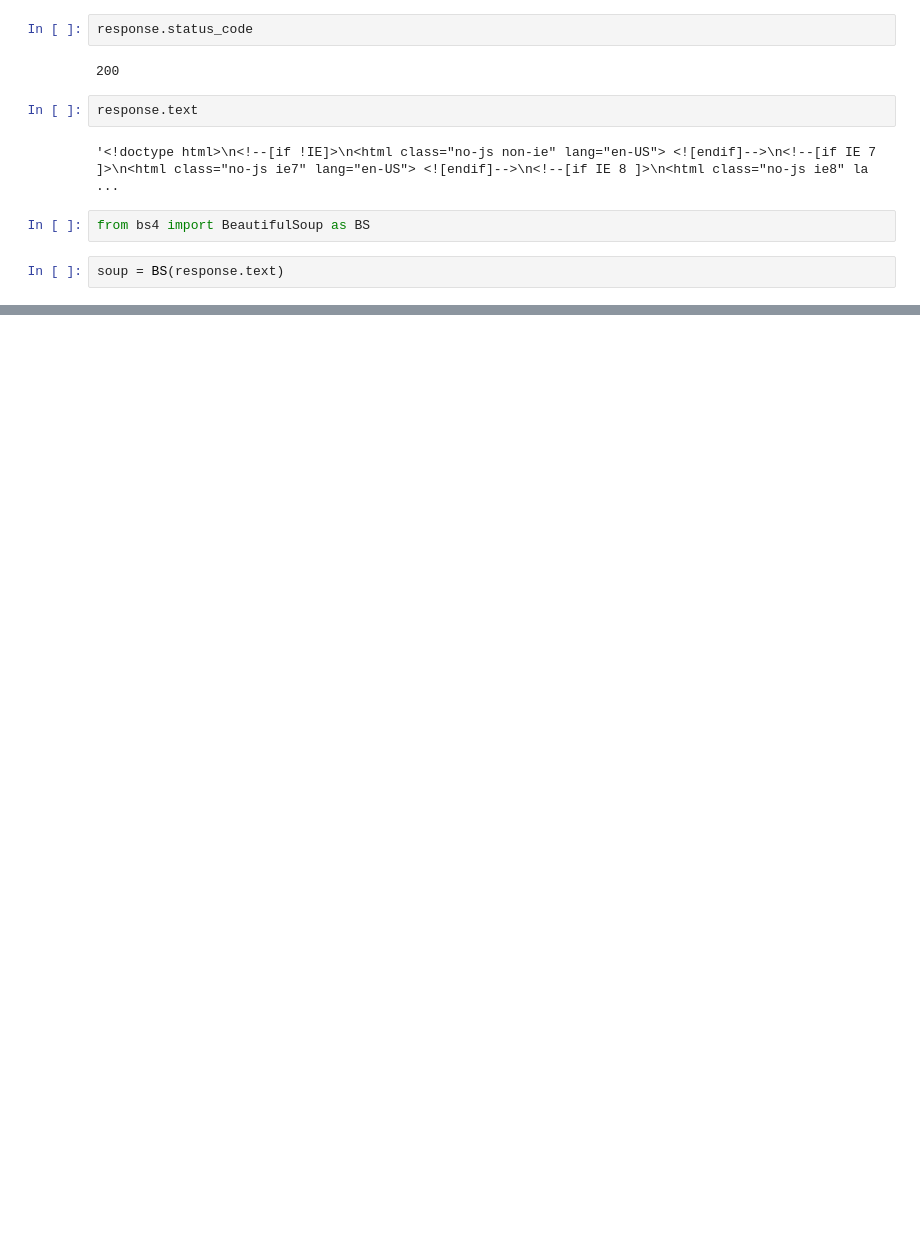
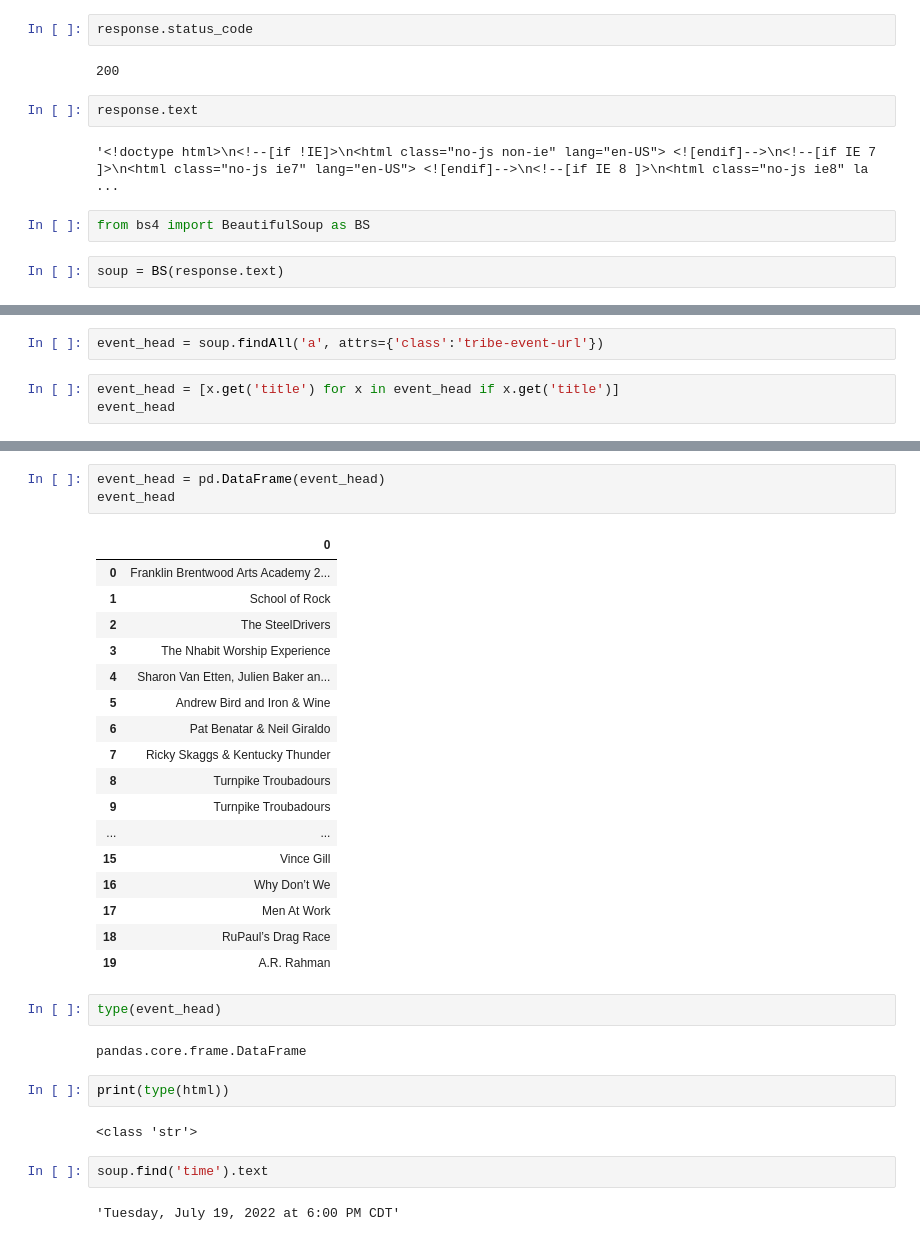
Before and after one commit to NSS-Full-Time-Data-Analytics-7/web_scraping_ryman-berhanneway, a Jupyter notebook: notebook/Event01.ipynb, the cells around one changed output, grey strips where cells are left out. Saved outputs shown, nothing was run; the diff lists cells and outputs as text; blank space fills up the shorter version.

```diff
--- a/notebook/Untitled.ipynb
+++ b/notebook/Event01.ipynb
@@ -77,0 +120,5 @@ soup.find('script').text
+# %%
+event_head = soup.findAll('a', attrs={'class':'tribe-event-url'})
+# %%
+event_head = [x.get('title') for x in event_head if x.get('title')]
+event_head
@@ -77,0 +146,33 @@ soup.find('script').text
+# %%
+event_head = pd.DataFrame(event_head)
+event_head
+# %% [output]
+|  | 0 |
+| 0 | Franklin Brentwood Arts Academy 2... |
+| 1 | School of Rock |
+| 2 | The SteelDrivers |
+| 3 | The Nhabit Worship Experience |
+| 4 | Sharon Van Etten, Julien Baker an... |
+| 5 | Andrew Bird and Iron & Wine |
+| 6 | Pat Benatar & Neil Giraldo |
+| 7 | Ricky Skaggs & Kentucky Thunder |
+| 8 | Turnpike Troubadours |
+| 9 | Turnpike Troubadours |
+| ... | ... |
+| 15 | Vince Gill |
+| 16 | Why Don’t We |
+| 17 | Men At Work |
+| 18 | RuPaul’s Drag Race |
+| 19 | A.R. Rahman |
+# %%
+type(event_head)
+# %% [output]
+pandas.core.frame.DataFrame
+# %%
+print(type(html))
+# %% [output]
+<class 'str'>
+# %%
+soup.find('time').text
+# %% [output]
+'Tuesday, July 19, 2022 at 6:00 PM CDT'
```
Also changed, not shown: parts of 18 cells of this notebook.
